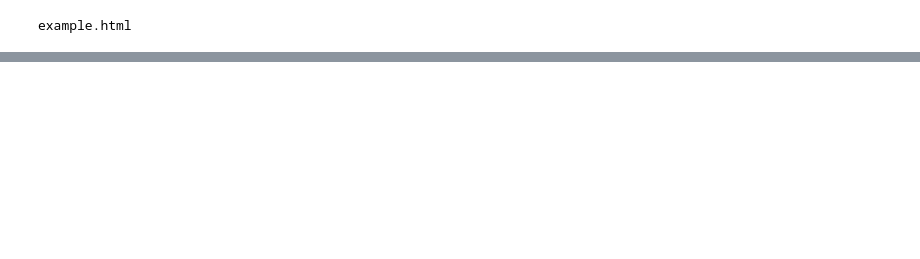
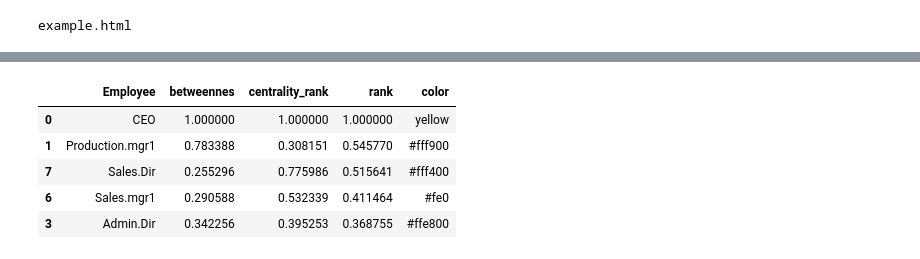
Before and after one commit to Rehann2/network_data_hr, a Jupyter notebook: network_analysis.ipynb, the cells around one changed output, grey strips where cells are left out. Saved outputs shown, nothing was run; the diff lists cells and outputs as text; code cells hidden in the pictures; blank space fills up the shorter version.

```diff
--- a/network_analysis.ipynb
+++ b/network_analysis.ipynb
@@ -36,0 +134,8 @@ display(HTML(html_content))
+# %%
+from sklearn.preprocessing import MinMaxScaler
+centrality_df = pd.DataFrame(centrality_sorted, columns=["Employee", "rank"])
+scaler = MinMaxScaler()
+#centrality_df["rank"] =
+centrality_df["centrality_rank"] = scaler.fit_transform(centrality_df["rank"].array.reshape(-1, 1))
+df = centrality_df.drop("rank", axis=1)
+df
@@ -36,0 +160,7 @@ display(HTML(html_content))
+# %%
+from sklearn.preprocessing import MinMaxScaler
+betweenness_df = pd.DataFrame(betweenness, columns=["Employee", "betweennes"])
+scaler = MinMaxScaler()
+#centrality_df["rank"] =
+betweenness_df["betweennes"] = scaler.fit_transform(betweenness_df["betweennes"].array.reshape(-1, 1))
+betweenness_df
@@ -36,0 +185,9 @@ display(HTML(html_content))
+# %%
+df_tot = betweenness_df.merge(df, how="left", on="Employee")
+df_tot["rank"] = (df_tot["betweennes"] + df_tot["centrality_rank"])/2
+df_tot.sort_values("rank", ascending=False, inplace=True)
+# %%
+import numpy as np
+c = np.arange(0, 0xFFFFFF, 0xFFFFFF/46)
+df_tot["color"] = c
+df_tot
@@ -36,0 +220,14 @@ display(HTML(html_content))
+# %%
+from colour import Color
+start = Color("yellow")
+colors = list(start.range_to(Color("red"),46))
+
+df_tot["color"] =  colors
+df_tot.head()
+# %% [output]
+|  | Employee | betweennes | centrality_rank | rank | color |
+| 0 | CEO | 1.000000 | 1.000000 | 1.000000 | yellow |
+| 1 | Production.mgr1 | 0.783388 | 0.308151 | 0.545770 | #fff900 |
+| 7 | Sales.Dir | 0.255296 | 0.775986 | 0.515641 | #fff400 |
+| 6 | Sales.mgr1 | 0.290588 | 0.532339 | 0.411464 | #fe0 |
+| 3 | Admin.Dir | 0.342256 | 0.395253 | 0.368755 | #ffe800 |
```
Also changed, not shown: parts of 14 cells of this notebook, 7 other files.
